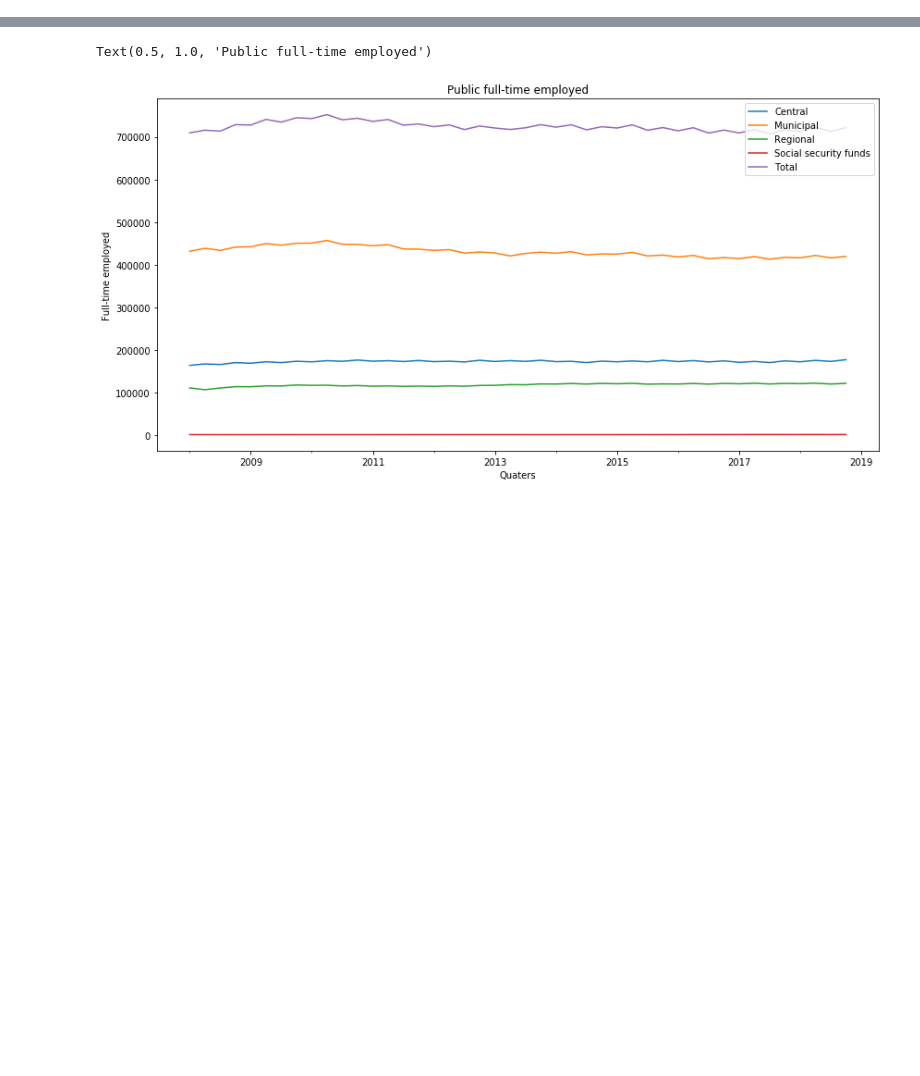
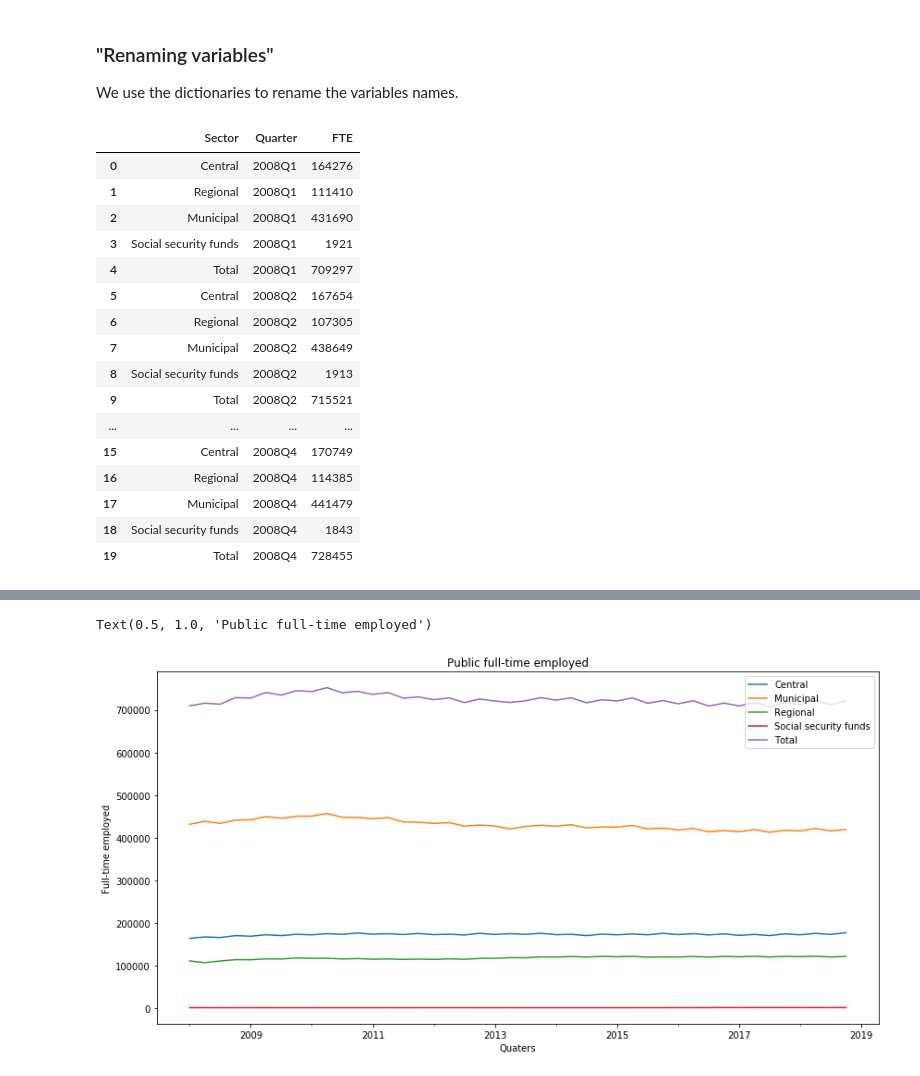
Before and after one commit to NumEconCopenhagen/projects-2019-nx31, a Jupyter notebook: dataproject/NX31_Data_Project.ipynb, the cells around one changed output, grey strips where cells are left out. Saved outputs shown, nothing was run; the diff lists cells and outputs as text; code cells hidden in the pictures; blank space fills up the shorter version.

```diff
--- a/dataproject/NX31_Data_Project.ipynb
+++ b/dataproject/NX31_Data_Project.ipynb
@@ -145,0 +93,28 @@ FTEG_raw.groupby(['Sector']).describe()
+# %% [markdown]
+### "Renaming variables"
+We use the dictionaries to rename the variables names.
+# %%
+FTEG_raw.rename(columns = columns_dict, inplace = True) # renames the columns, using the keys, which are the current columns names, and use the values in the dictionary instead
+
+for key, value in var_dict.items():
+    FTEG_raw.Sector.replace(key, value, inplace = True) # runs a for loop to replace the variable names, matching the keys and values from the var_dict
+
+FTEG_raw.head(20)
+# %% [output]
+|  | Sector | Quarter | FTE |
+| 0 | Central | 2008Q1 | 164276 |
+| 1 | Regional | 2008Q1 | 111410 |
+| 2 | Municipal | 2008Q1 | 431690 |
+| 3 | Social security funds | 2008Q1 | 1921 |
+| 4 | Total | 2008Q1 | 709297 |
+| 5 | Central | 2008Q2 | 167654 |
+| 6 | Regional | 2008Q2 | 107305 |
+| 7 | Municipal | 2008Q2 | 438649 |
+| 8 | Social security funds | 2008Q2 | 1913 |
+| 9 | Total | 2008Q2 | 715521 |
+| ... | ... | ... | ... |
+| 15 | Central | 2008Q4 | 170749 |
+| 16 | Regional | 2008Q4 | 114385 |
+| 17 | Municipal | 2008Q4 | 441479 |
+| 18 | Social security funds | 2008Q4 | 1843 |
+| 19 | Total | 2008Q4 | 728455 |
```
Also changed, not shown: parts of 37 cells of this notebook.
